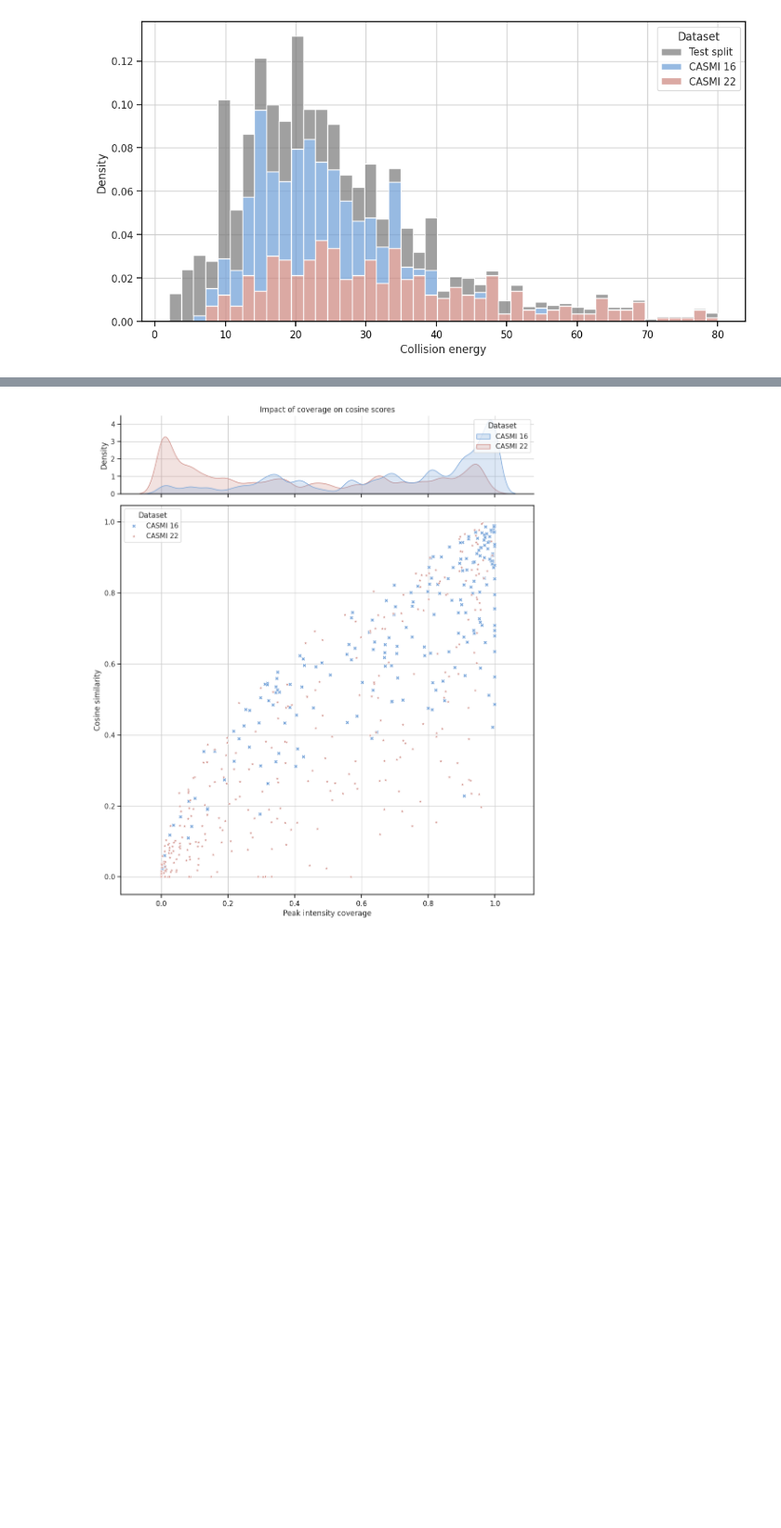
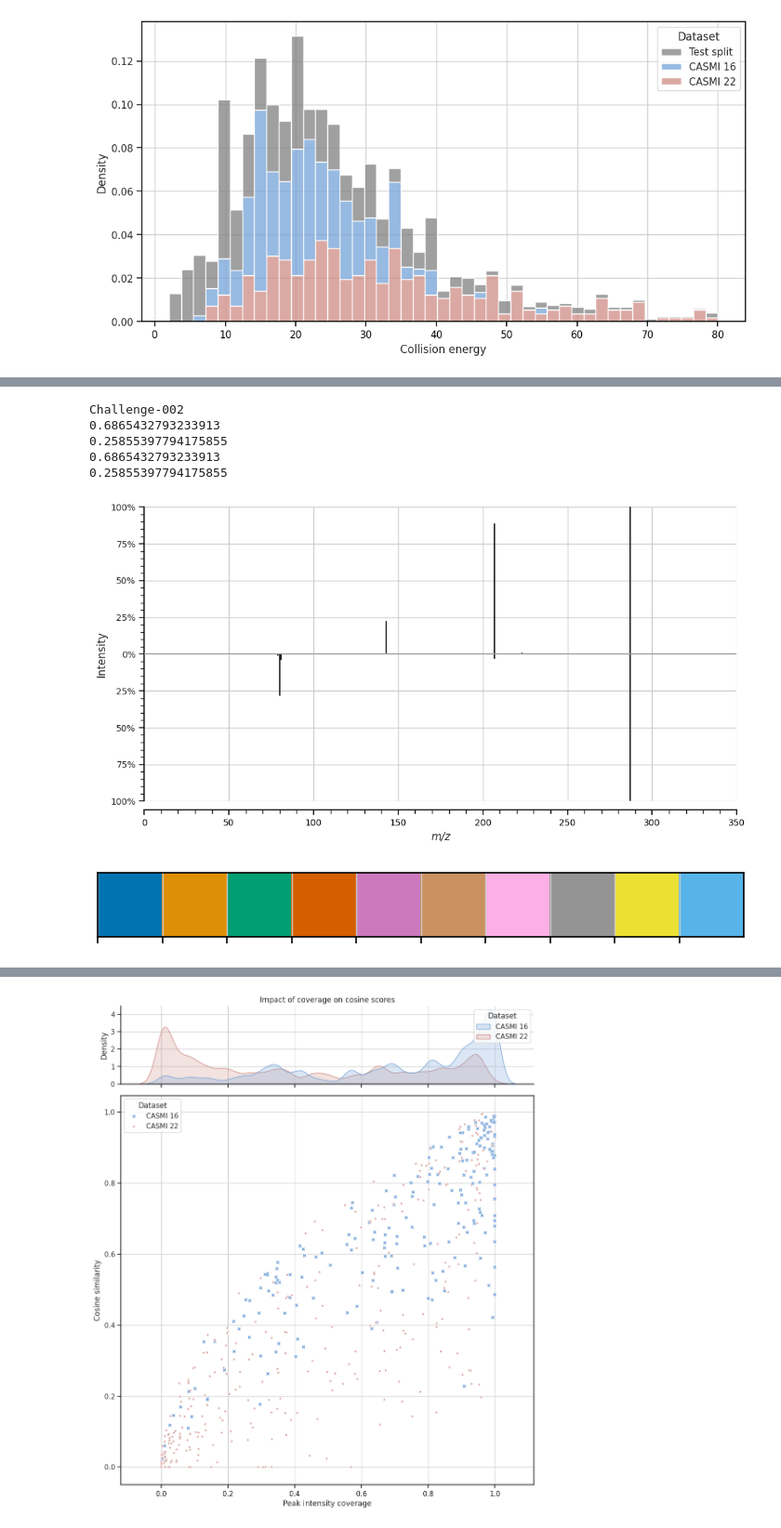
Before and after one commit to BAMeScience/fiora, a Jupyter notebook: notebooks/test_model.ipynb, the cells around one changed output, grey strips where cells are left out. Shown at 93% size. Saved outputs shown, nothing was run; the diff lists cells and outputs as text; code cells hidden in the pictures; blank space fills up the shorter version.

```diff
--- a/notebooks/test_model.ipynb
+++ b/notebooks/test_model.ipynb
@@ -821,0 +892,22 @@ Name: coverage, Length: 324, dtype: float64
+# %%
+i = 1
+
+print(df_cas.iloc[i]["ChallengeName"])
+print(spectral_cosine(df_cas.iloc[i].peaks, df_cas.iloc[i].sim_peaks, transform=np.sqrt))
+print(spectral_cosine(df_cas.iloc[i].peaks, df_cas.iloc[i].sim_peaks, transform=np.sqrt, remove_mz=df_cas.iloc[i]["PRECURSOR_MZ"]))
+print(df_cas.iloc[i].spectral_sqrt_cosine)
+print(df_cas.iloc[i].merged_sqrt_cosine_wo_precursor)
+sv.plot_spectrum(df_cas.iloc[i], {"peaks": df_cas.iloc[i].sim_peaks})
+plt.show()
+# %% [output]
+Challenge-002
+0.6865432793233913
+0.25855397794175855
+0.6865432793233913
+0.25855397794175855
+[figure, added]
+# %%
+sns.palplot(sns.color_palette("colorblind"))
+plt.show()
+# %% [output]
+[figure, added]
```
Also changed, not shown: parts of 16 cells of this notebook, 3 other files.
